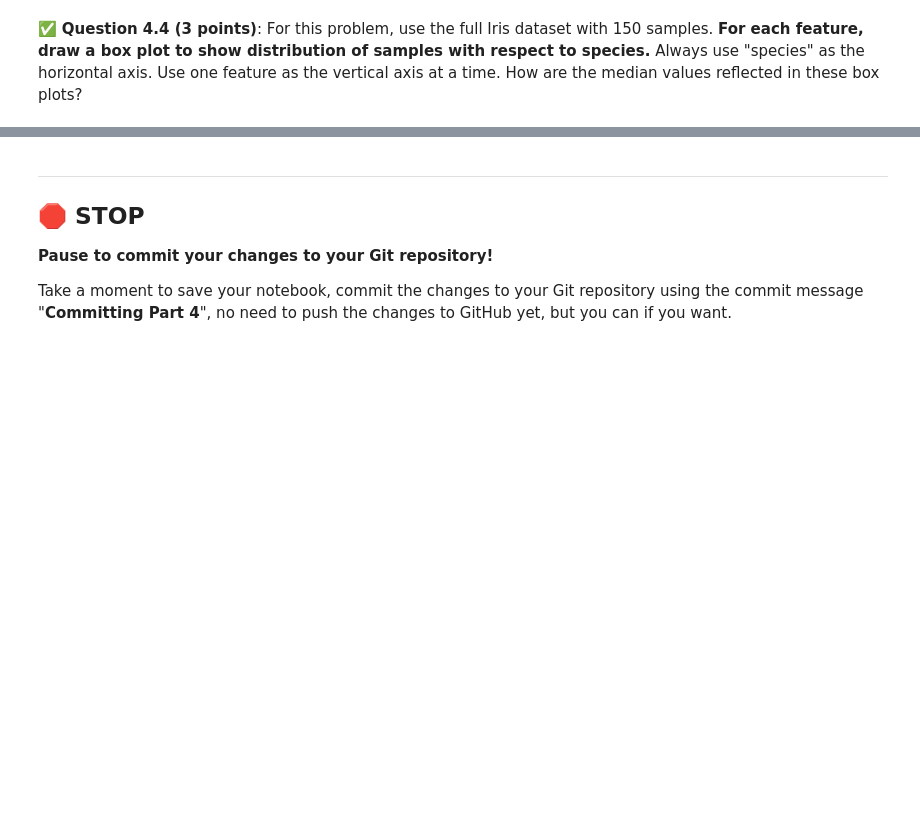
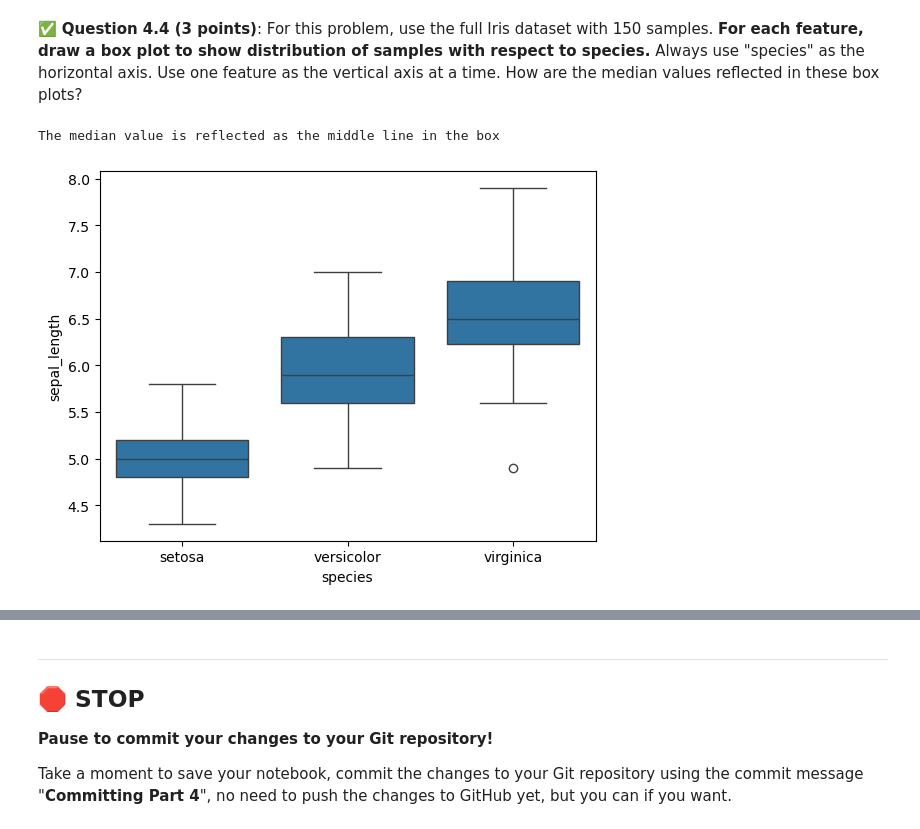
Before and after one commit to barry-huu/CMSE202-s24-turnin, a Jupyter notebook: hw-01/HW-01_GitPracticeDebuggingPythonPackagesAndClasses-STUDENT.ipynb, the cells around one changed output, grey strips where cells are left out. Cells and saved outputs as stored; diff of their text form; code cells hidden in the pictures; blank space fills up the shorter version.

```diff
--- a/hw-01/HW-01_GitPracticeDebuggingPythonPackagesAndClasses-STUDENT.ipynb
+++ b/hw-01/HW-01_GitPracticeDebuggingPythonPackagesAndClasses-STUDENT.ipynb
@@ -393,0 +408,7 @@ If you do already have it installed, what command did you use to install it?
+# %%
+### Put your code here
+sns.boxplot(x="species",y ='sepal_length',data=df)
+print("The median value is reflected as the middle line in the box")
+# %% [output]
+The median value is reflected as the middle line in the box
+[figure, added]
```
Also changed, not shown: parts of 11 cells of this notebook.
